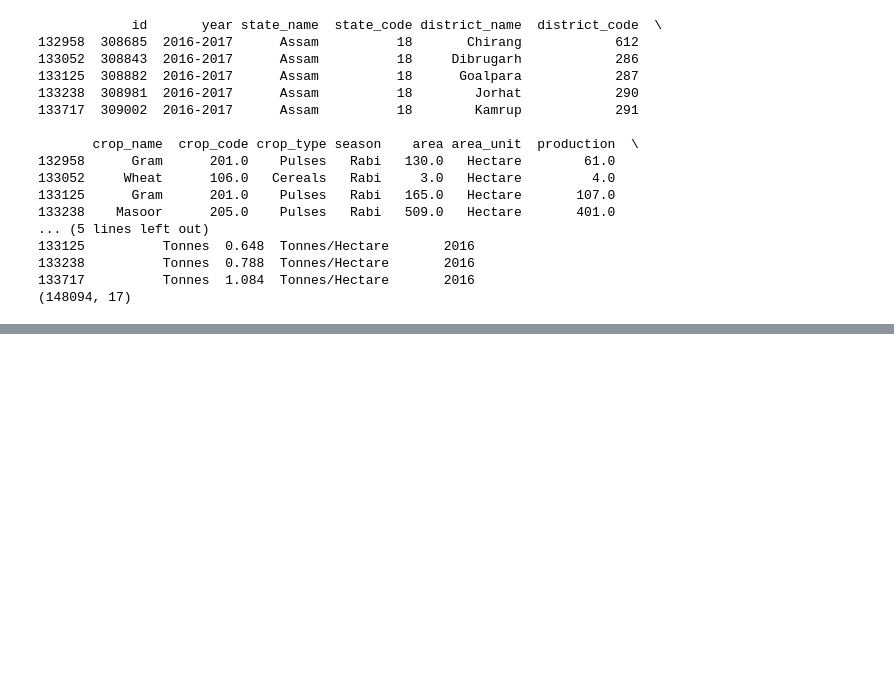
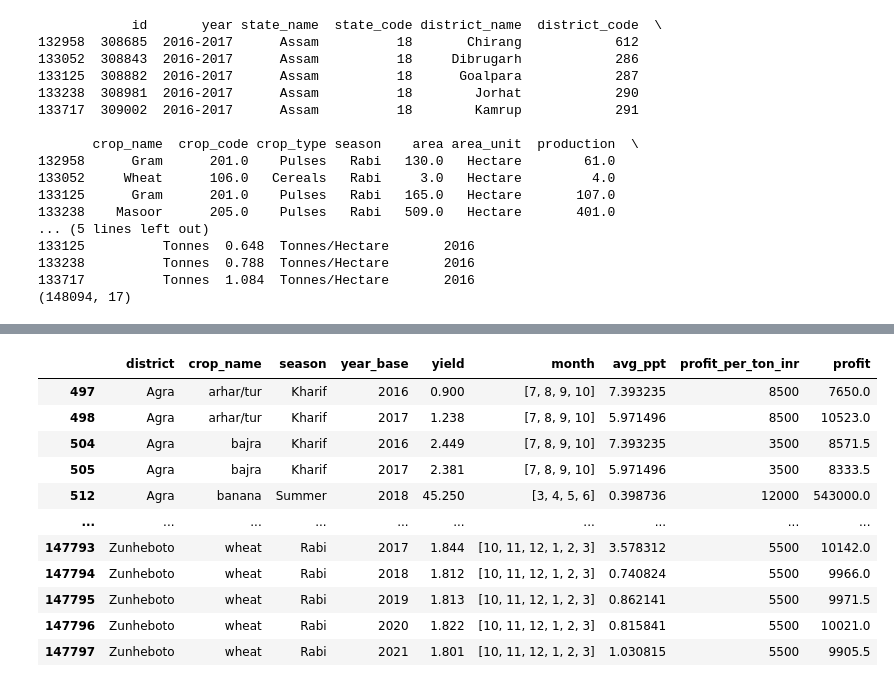
Before and after one commit to siby-sabu/dsba2026, a Jupyter notebook: src/models/train_crop_recommender_sparkML.ipynb, the cells around one changed output, grey strips where cells are left out. Drawn from its saved outputs; the diff is of its cells as text; code cells hidden in the pictures; blank space fills up the shorter version.

```diff
--- a/src/models/train_crop_recommender_sparkML.ipynb
+++ b/src/models/train_crop_recommender_sparkML.ipynb
@@ -414,0 +411,89 @@ df_combined[["precipitation_mm", "precipitation_lag_1m", "ndvi"]].corr()
+# %%
+import pandas as pd
+
+# Direct dictionary mapping: Crop Name -> Avg Net Profit (INR per Ton)
+# (1 Ton = 10 Quintals)
+crop_profit_per_ton = {
+    'arhar/tur': 8500,
+    'bajra': 3500,
+    'banana': 12000,
+    'barley': 4000,
+    'coriander': 25000,
+    'cotton(lint)': 8000,
+    'dry_chillies': 60000,
+    'garlic': 35000,
+    'gram': 7500,
+    'guar_seed': 9000,
+    'jowar': 3800,
+    'maize': 4500,
+    'masoor': 8000,
+    'moong(green_gram)': 9000,
+    'onion': 4500,
+    'peas_&_beans_(pulses)': 9500,
+    'potato': 5000,
+    'rapeseed_&mustard': 12000,
+    'rice': 3500,
+    'sannhamp': 4000,
+    'sesamum': 15000,
+    'sugarcane': 1350,  # Highly productive by tonnage, lower profit margin per individual ton
+    'sweet_potato': 6000,
+    'urad': 8500,
+    'wheat': 5500,
+    'cowpea(lobia)': 7500,
+    'other_kharif_pulses': 6500,
+    'other_rabi_pulses': 7000,
+    'soyabean': 8000,
+    'tapioca': 4500,
+    'tobacco': 22000,
+    'castor_seed': 9500,
+    'ginger': 45000,
+    'groundnut': 11000,
+    'linseed': 8500,
+    'moth': 7000,
+    'other_oilseeds': 8000,
+    'other_cereals': 3200,
+    'other_summer_pulses': 7500,
+    'safflower': 7500,
+    'sunflower': 9000,
+    'arecanut': 85000,
+    'black_pepper': 120000,  # High-value export spice
+    'cashewnut': 75000,
+    'coconut': 15000,
+    'ragi': 4000,
+    'turmeric': 35000,
+    'small_millets': 3500,
+    'horse-gram': 6000,
+    'niger_seed': 8500,
+    'jute': 7000,
+    'khesari': 5500,
+    'mesta': 6000,
+    'cardamom': 250000,      # Premium luxury crop
+    'dry_ginger': 55000,
+    'arcanut_(processed)': 110000,
+    'cond-spcs_other': 25000,
+    'mango': 25000,
+    'other_fresh_fruits': 20000,
+    'other_vegetables': 8000,
+    'pineapple': 15000
+}
+
+# Clean backslashes from crop_name column if present in the data (e.g. 'peas\_&\_beans')
+df_cropyield_grouped_clean['crop_name'] = df_cropyield_grouped_clean['crop_name'].str.replace('\\', '', regex=False)
+
+# Map values directly to a new column
+df_cropyield_grouped_clean['profit_per_ton_inr'] = df_cropyield_grouped_clean['crop_name'].map(crop_profit_per_ton)
+df_cropyield_grouped_clean['profit']=df_cropyield_grouped_clean['profit_per_ton_inr']*df_cropyield_grouped_clean['yield']
+df_cropyield_grouped_clean
+# %% [output]
+|  | district | crop_name | season | year_base | yield | month | avg_ppt | profit_per_ton_inr | profit |
+| 497 | Agra | arhar/tur | Kharif | 2016 | 0.900 | [7, 8, 9, 10] | 7.393235 | 8500 | 7650.0 |
+| 498 | Agra | arhar/tur | Kharif | 2017 | 1.238 | [7, 8, 9, 10] | 5.971496 | 8500 | 10523.0 |
+| 504 | Agra | bajra | Kharif | 2016 | 2.449 | [7, 8, 9, 10] | 7.393235 | 3500 | 8571.5 |
+| 505 | Agra | bajra | Kharif | 2017 | 2.381 | [7, 8, 9, 10] | 5.971496 | 3500 | 8333.5 |
+| 512 | Agra | banana | Summer | 2018 | 45.250 | [3, 4, 5, 6] | 0.398736 | 12000 | 543000.0 |
+| ... | ... | ... | ... | ... | ... | ... | ... | ... | ... |
+| 147793 | Zunheboto | wheat | Rabi | 2017 | 1.844 | [10, 11, 12, 1, 2, 3] | 3.578312 | 5500 | 10142.0 |
+| 147794 | Zunheboto | wheat | Rabi | 2018 | 1.812 | [10, 11, 12, 1, 2, 3] | 0.740824 | 5500 | 9966.0 |
+| 147795 | Zunheboto | wheat | Rabi | 2019 | 1.813 | [10, 11, 12, 1, 2, 3] | 0.862141 | 5500 | 9971.5 |
+| 147796 | Zunheboto | wheat | Rabi | 2020 | 1.822 | [10, 11, 12, 1, 2, 3] | 0.815841 | 5500 | 10021.0 |
+| 147797 | Zunheboto | wheat | Rabi | 2021 | 1.801 | [10, 11, 12, 1, 2, 3] | 1.030815 | 5500 | 9905.5 |
```
Also changed, not shown: parts of 65 cells of this notebook.
